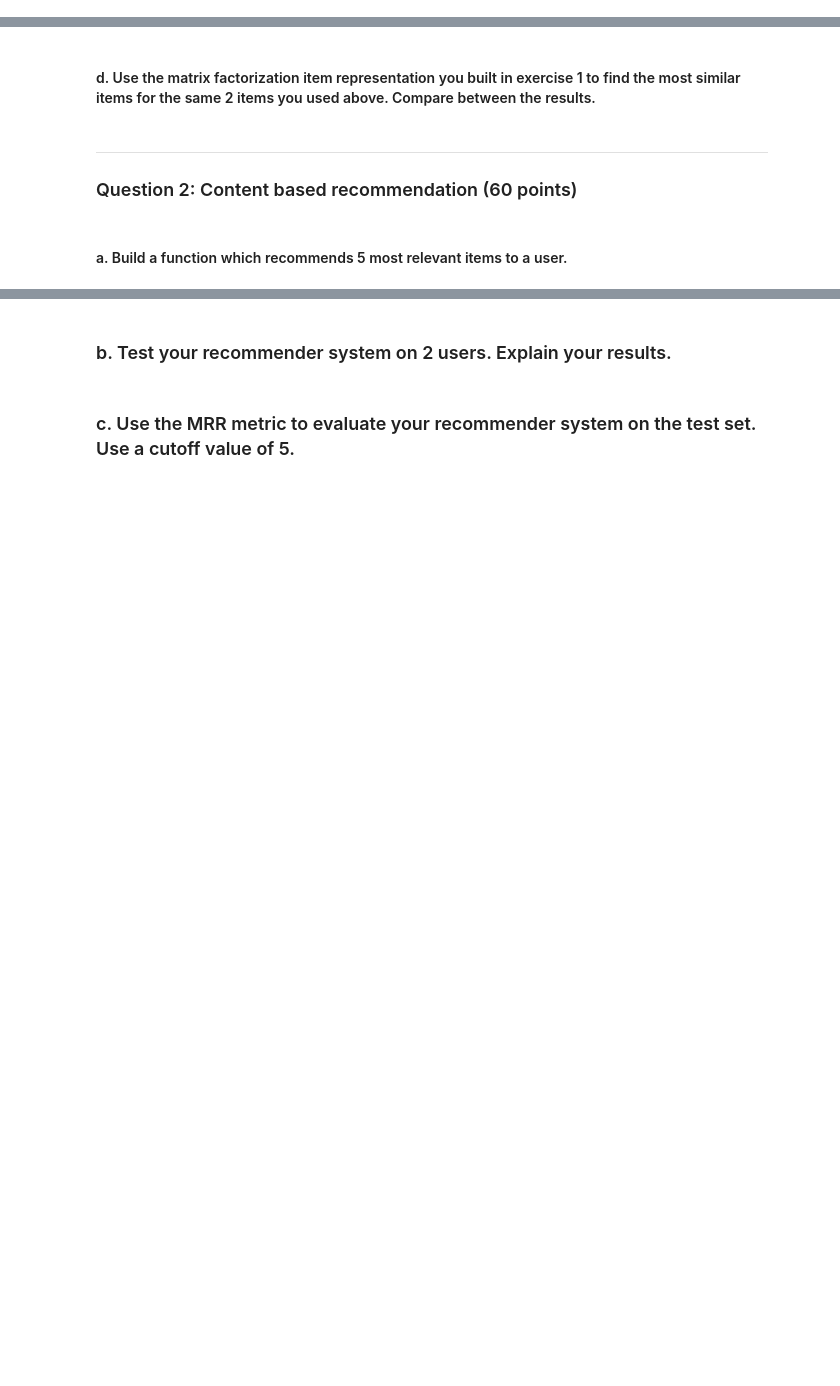
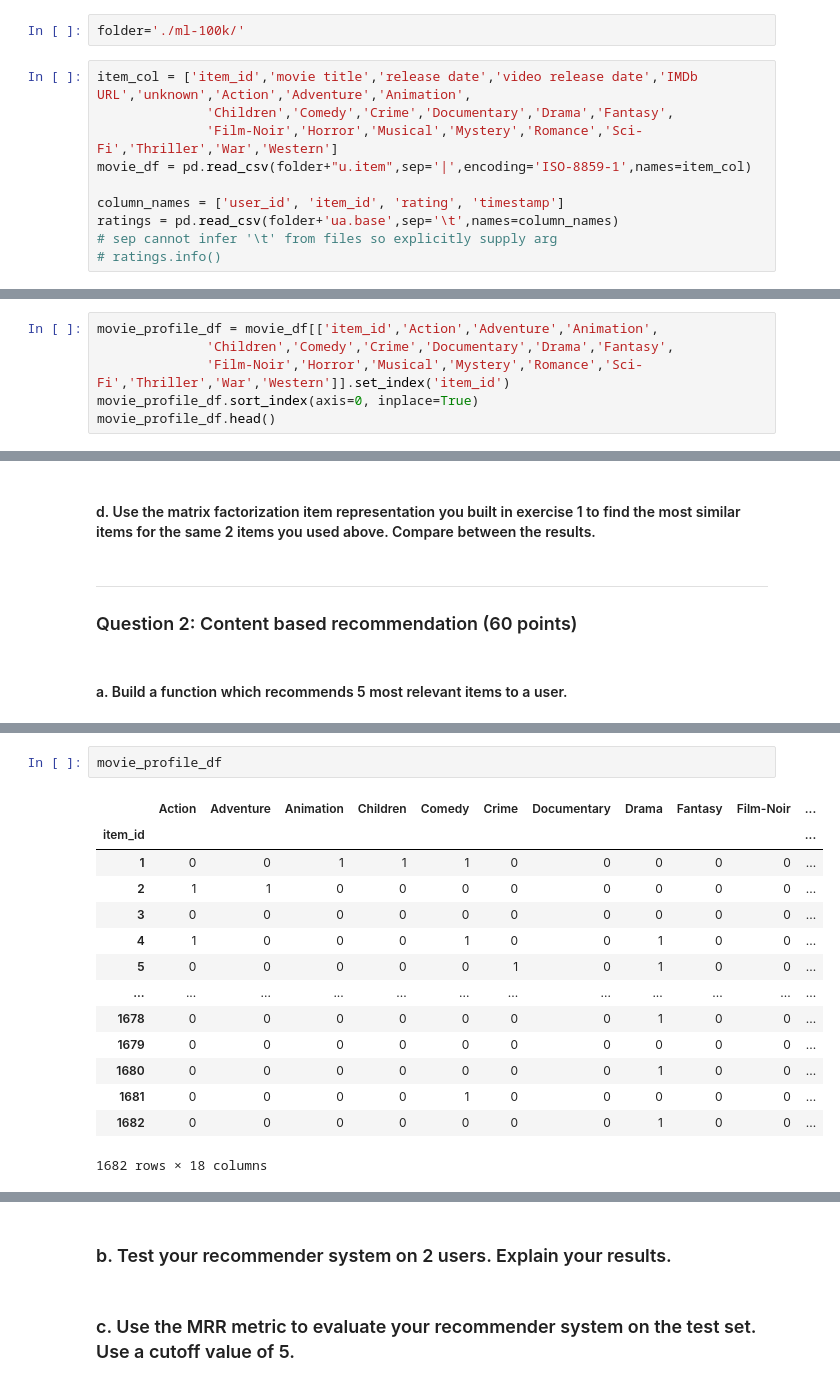
Before and after one commit to Nesher123/Recommendation-Systems, a Jupyter notebook: HW2/204502926_039065313.ipynb, the cells around one changed output, grey strips where cells are left out. Cells and saved outputs as stored; diff of their text form; blank space fills up the shorter version.

```diff
--- a/HW2/204502926_039065313.ipynb
+++ b/HW2/204502926_039065313.ipynb
@@ -30,0 +13,12 @@ memory usage: 2.8 MB
+# %%
+folder='./ml-100k/'
+# %%
+item_col = ['item_id','movie title','release date','video release date','IMDb URL','unknown','Action','Adventure','Animation',
+              'Children','Comedy','Crime','Documentary','Drama','Fantasy',
+              'Film-Noir','Horror','Musical','Mystery','Romance','Sci-Fi','Thriller','War','Western']
+movie_df = pd.read_csv(folder+"u.item",sep='|',encoding='ISO-8859-1',names=item_col)
+
+column_names = ['user_id', 'item_id', 'rating', 'timestamp']
+ratings = pd.read_csv(folder+'ua.base',sep='\t',names=column_names)
+# sep cannot infer '\t' from files so explicitly supply arg
+# ratings.info()
@@ -34,0 +34,6 @@ memory usage: 2.8 MB
+# %%
+movie_profile_df = movie_df[['item_id','Action','Adventure','Animation',
+              'Children','Comedy','Crime','Documentary','Drama','Fantasy',
+              'Film-Noir','Horror','Musical','Mystery','Romance','Sci-Fi','Thriller','War','Western']].set_index('item_id')
+movie_profile_df.sort_index(axis=0, inplace=True)
+movie_profile_df.head()
@@ -45,0 +133,17 @@ memory usage: 2.8 MB
+# %%
+movie_profile_df
+# %% [output]
+|  | Action | Adventure | Animation | Children | Comedy | Crime | Documentary | Drama | Fantasy | Film-Noir | ... |
+| item_id |  |  |  |  |  |  |  |  |  |  | ... |
+| 1 | 0 | 0 | 1 | 1 | 1 | 0 | 0 | 0 | 0 | 0 | ... |
+| 2 | 1 | 1 | 0 | 0 | 0 | 0 | 0 | 0 | 0 | 0 | ... |
+| 3 | 0 | 0 | 0 | 0 | 0 | 0 | 0 | 0 | 0 | 0 | ... |
+| 4 | 1 | 0 | 0 | 0 | 1 | 0 | 0 | 1 | 0 | 0 | ... |
+| 5 | 0 | 0 | 0 | 0 | 0 | 1 | 0 | 1 | 0 | 0 | ... |
+| ... | ... | ... | ... | ... | ... | ... | ... | ... | ... | ... | ... |
+| 1678 | 0 | 0 | 0 | 0 | 0 | 0 | 0 | 1 | 0 | 0 | ... |
+| 1679 | 0 | 0 | 0 | 0 | 0 | 0 | 0 | 0 | 0 | 0 | ... |
+| 1680 | 0 | 0 | 0 | 0 | 0 | 0 | 0 | 1 | 0 | 0 | ... |
+| 1681 | 0 | 0 | 0 | 0 | 1 | 0 | 0 | 0 | 0 | 0 | ... |
+| 1682 | 0 | 0 | 0 | 0 | 0 | 0 | 0 | 1 | 0 | 0 | ... |
+1682 rows × 18 columns
```
Also changed, not shown: parts of 18 cells of this notebook, 3 other files.
